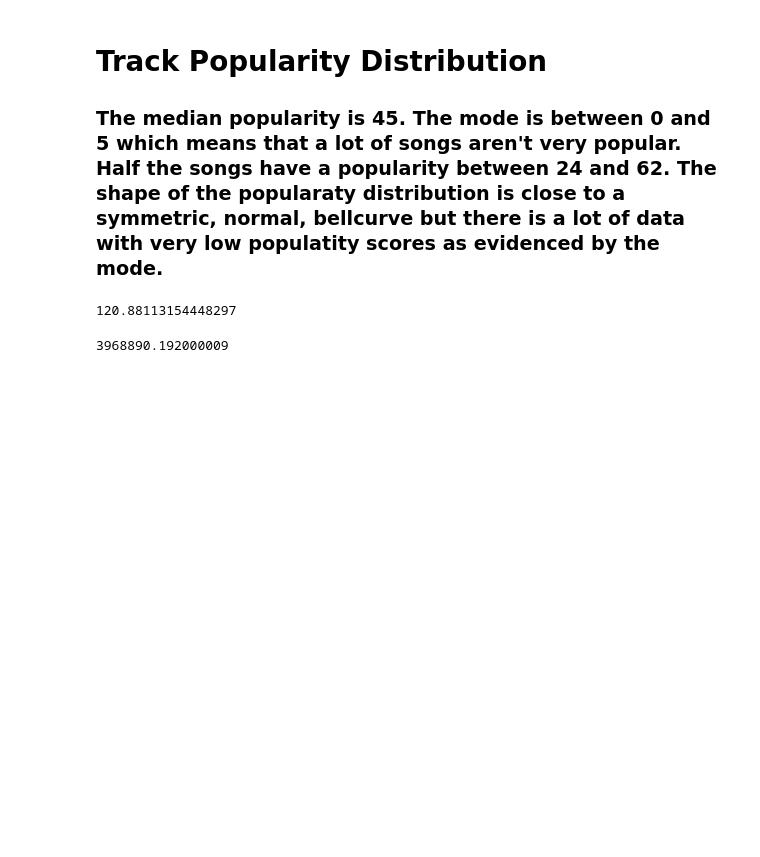
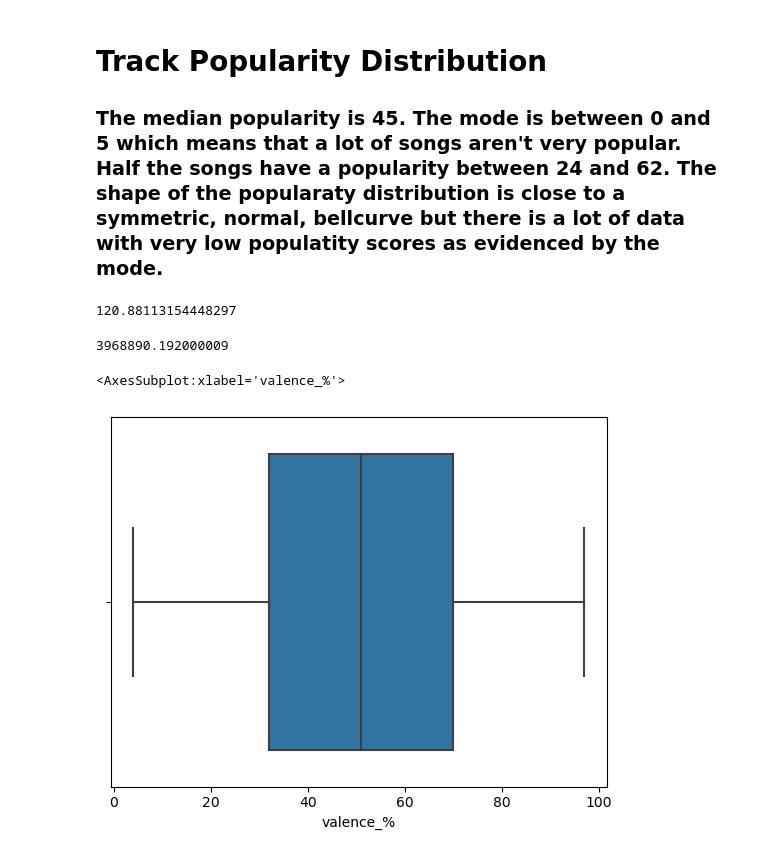
Before and after one commit to Rain0rShine/Artificial-Intelligence, a Jupyter notebook: Semester 1/Spotify/Spotify Songs.ipynb, the cells around one changed output. Cells and saved outputs as stored; diff of their text form; code cells hidden in the pictures; blank space fills up the shorter version.

```diff
--- a/Semester 1/Spotify/Spotify Songs.ipynb
+++ b/Semester 1/Spotify/Spotify Songs.ipynb
@@ -62,3 +62,8 @@ def avg1(col):
 avg1(spotS["tempo"])
 # %% [output]
 3968890.192000009
+# %%
+sns.boxplot(data= spotify2023, x= "valence_%")
+# %% [output]
+<AxesSubplot:xlabel='valence_%'>
+[figure, added]
```
Also changed, not shown: parts of 5 cells of this notebook, 1 other file.
